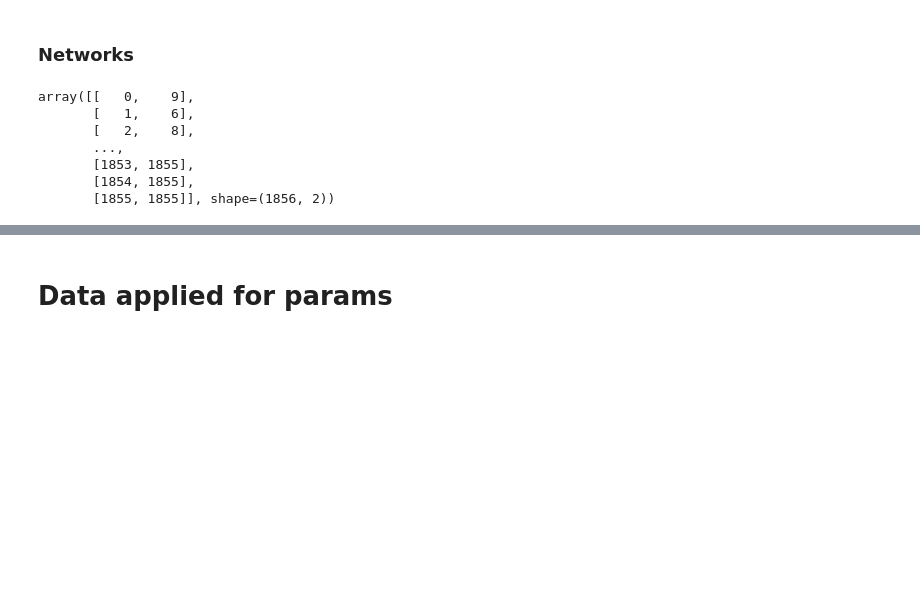
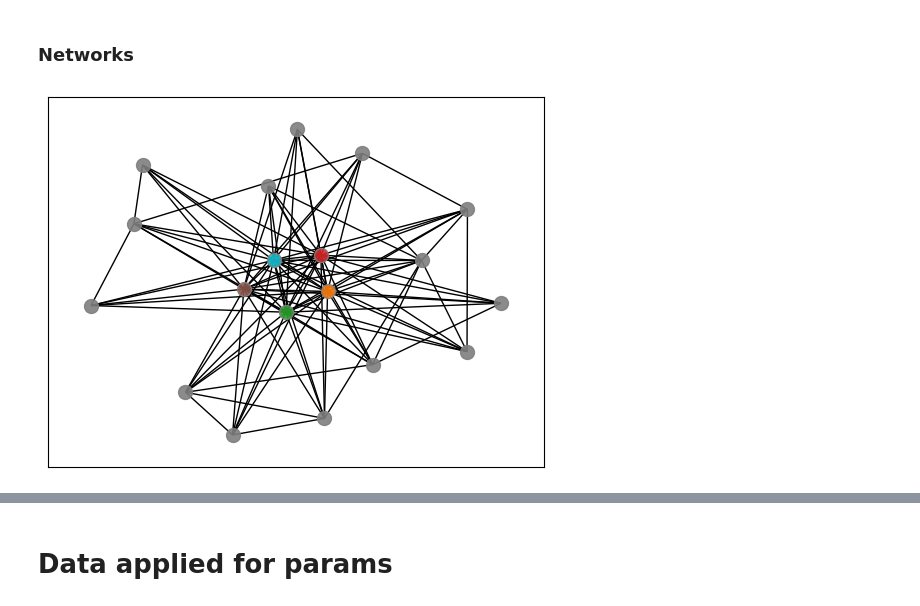
Before and after one commit to Ziverael/-AgentBasedModeling-Final-Project, a Jupyter notebook: model.ipynb, the cells around one changed output, grey strips where cells are left out. Saved outputs shown, nothing was run; the diff lists cells and outputs as text; code cells hidden in the pictures; blank space fills up the shorter version.

Commit message:
Finish world graph

```diff
--- a/model.ipynb
+++ b/model.ipynb
@@ -90,6 +90,10 @@ class Location:
     @staticmethod
     def reset() -> None:
         Location.locations = []
+
+    @staticmethod
+    def get_ids(type: Place) -> list[int]:
+        return [i._id for i in Location.locations if i._type == type]
 
     def __init__(self, type: Place, size: int | None = None) -> None:
         self._id = len(Location.locations)
@@ -131,6 +135,16 @@ class WorldParams(BaseModel):
     schools: PositiveInt
     primary_care: PositiveInt
     hospitals: PositiveInt
+    other_working_places: PositiveInt
+    public_places: PositiveInt
+
+class NodesColors(Enum):
+    HOUSEHOLD = "gray"
+    SCHOOL = "brown"
+    PRIMARY_CARE = "orange"
+    HOSPITAL = "red"
+    OTHER_WORKING_PLACE = "cyan"
+    PUBLIC_PLACE = "green"
 
 class World:
     def __init__(self, params: WorldParams, seed: int | None = None) -> None:
@@ -160,6 +174,8 @@ class World:
             (Place.HOSPITAL, self.params.hospitals),
             (Place.SCHOOL, self.params.schools),
             (Place.PRIMARY_CARE, self.params.primary_care),
+            (Place.OTHER_WORKING_PLACE, self.params.other_working_places),
+            (Place.PUBLIC_PLACE, self.params.public_places),
         ]:
             locations = [Location(type_) for _ in range(N)]
             public.extend(locations)
@@ -215,37 +231,43 @@ class World:
     def _add_befriend_households_links(self, network_details) -> None:
         G_people = network_details["relations"]
         p2h = network_details["house_assign"]
-        household_edges = {}
+        household_edges = set()
         for u, v in G_people.edges:
             hu, hv = p2h[u], p2h[v]
             if hu == hv:
                 continue
             key = tuple(sorted((hu, hv)))
-            household_edges[key] = household_edges.get(key, 0) + 1
-        for (hu, hv), weight in household_edges.items():
-            self._g.add_edge(hu, hv, weight=weight)
+            household_edges.add(key)
+        for hu, hv in household_edges:
+            self._g.add_edge(hu, hv)
+
+    def draw(self) -> None:
+        pos = nx.spring_layout(self._g, seed=self.seed)
+        nx.draw_networkx_edges(self._g, pos)
+        options = {"edgecolors": "tab:gray", "node_size": 100, "alpha": 0.9}
+        for place in Place:
+            if place == Place.MISSING:
+                continue
+            nx.draw_networkx_nodes(self._g, pos, nodelist=Location.get_ids(place), node_color=f"tab:{NodesColors[place.name].value}", **options)
 # %%
 example_params = WorldParams(
-    N=5000,
+    N=37,
     schools=1,
     primary_care=1,
     hospitals=1,
+    other_working_places=1,
+    public_places=1,
 )
 # %%
 Location.reset()
 Agent.reset()
 w = World(example_params)
 w.init()
 np.array(w().degree())
-nx.draw(w())
+w.draw()
+# nx.draw(w())
 # %% [output]
-array([[   0,    9],
-       [   1,    6],
-       [   2,    8],
-       ...,
-       [1853, 1855],
-       [1854, 1855],
-       [1855, 1855]], shape=(1856, 2))
+[figure, added]
 # %%
 class Params(BaseModel):
     T: PositiveInt
```
Also changed, not shown: parts of 1 cell of this notebook.
